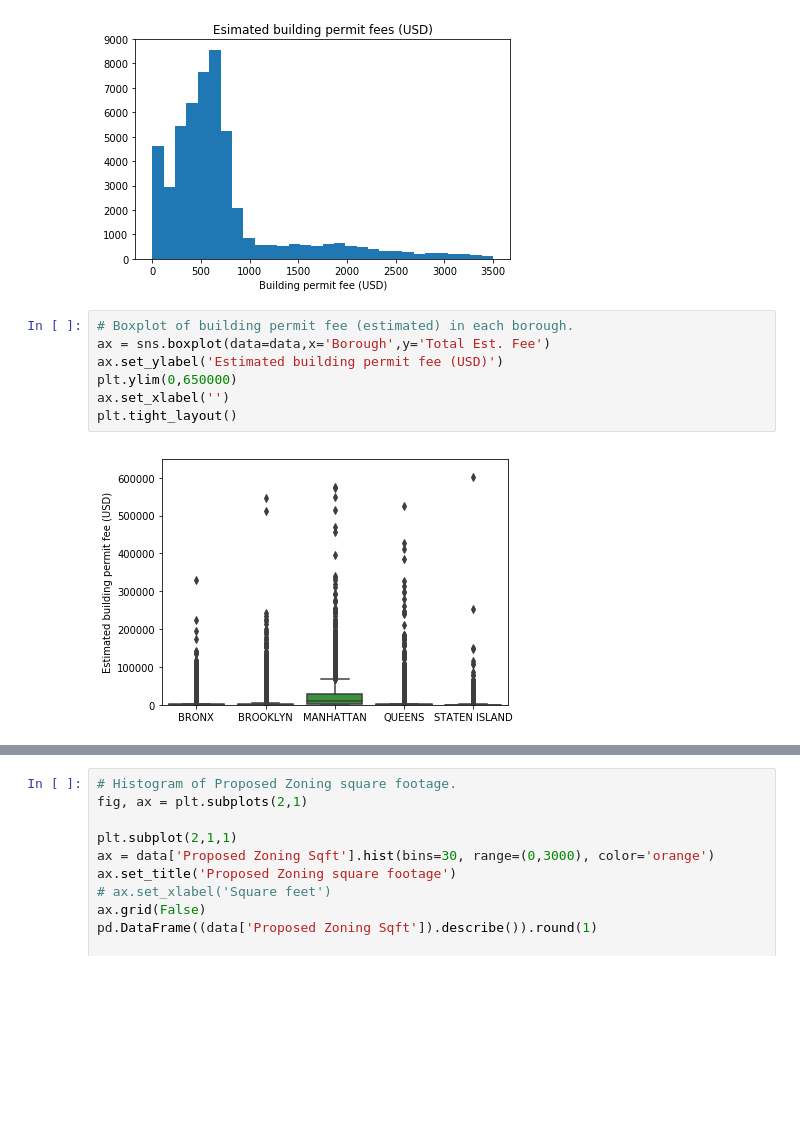
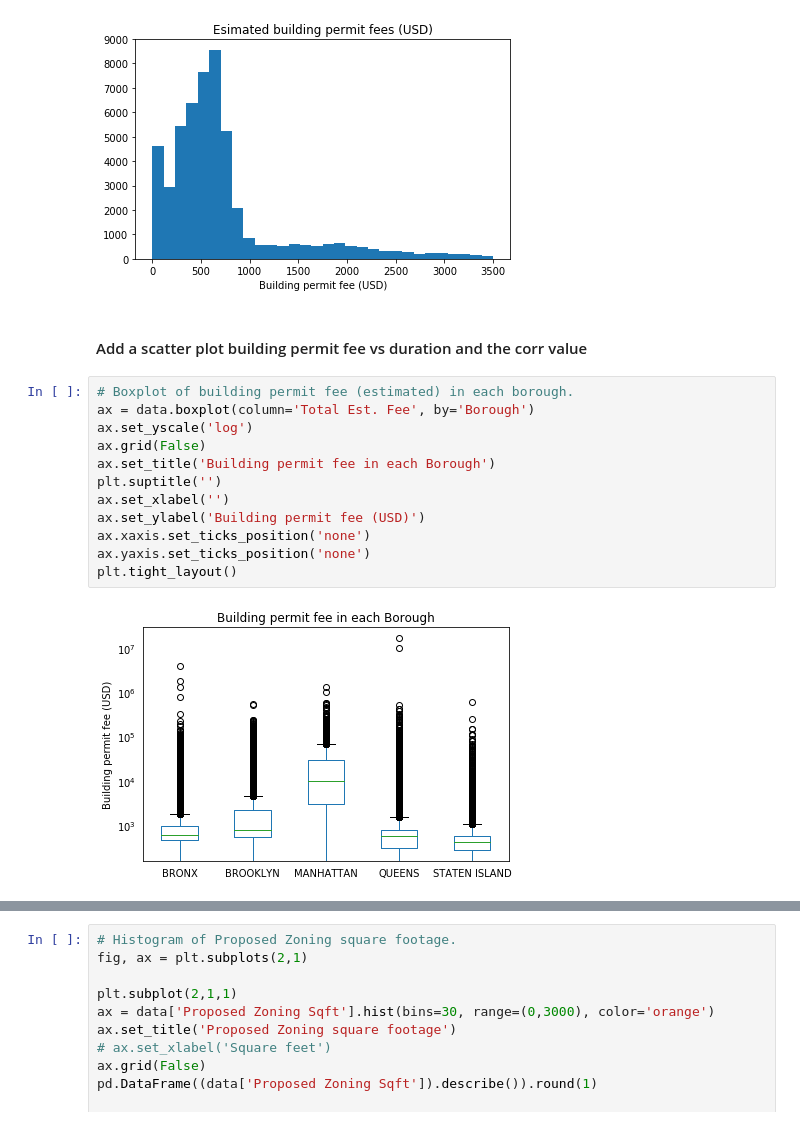
Before and after one commit to anoushavan/Capstone_1, a Jupyter notebook: code/preliminary_analysis.ipynb, the cells around one changed output, grey strips where cells are left out. Drawn from its saved outputs; the diff is of its cells as text; blank space fills up the shorter version.

```diff
--- a/code/preliminary_analysis.ipynb
+++ b/code/preliminary_analysis.ipynb
@@ -245,15 +254,22 @@ pd.DataFrame((data['Total Est. Fee']).describe()).round(1)
 plt.tight_layout()
 # %% [output]
 [figure]
+# %% [markdown]
+#### Add a scatter plot building permit fee vs duration and the corr value
 # %%
 # Boxplot of building permit fee (estimated) in each borough.
-ax = sns.boxplot(data=data,x='Borough',y='Total Est. Fee')
-ax.set_ylabel('Estimated building permit fee (USD)')
-plt.ylim(0,650000)
+ax = data.boxplot(column='Total Est. Fee', by='Borough')
+ax.set_yscale('log')
+ax.grid(False)
+ax.set_title('Building permit fee in each Borough')
+plt.suptitle('')
 ax.set_xlabel('')
+ax.set_ylabel('Building permit fee (USD)')
+ax.xaxis.set_ticks_position('none')
+ax.yaxis.set_ticks_position('none')
 plt.tight_layout()
 # %% [output]
-[figure, old version]
+[figure, new version]
 # %%
 # scatterplot of building permit fee and Duration.
 
```
Also changed, not shown: parts of 14 cells of this notebook, 1 other file.
